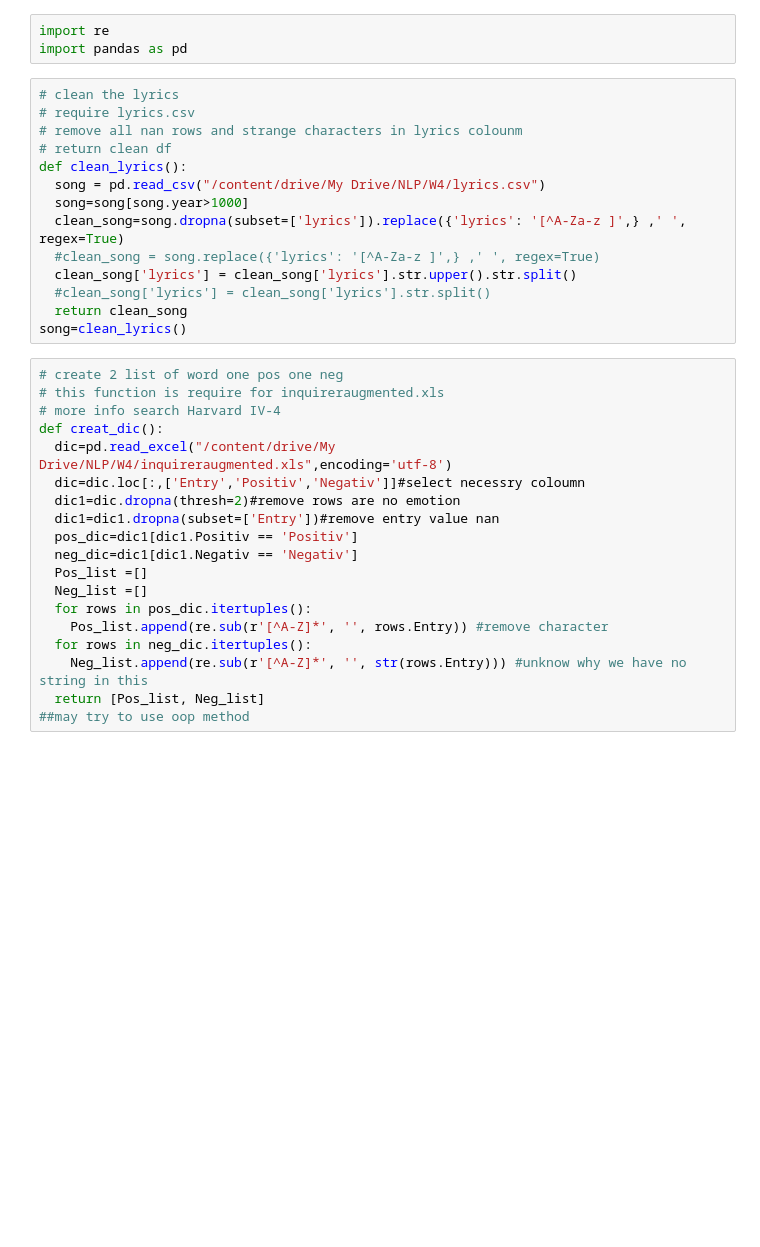
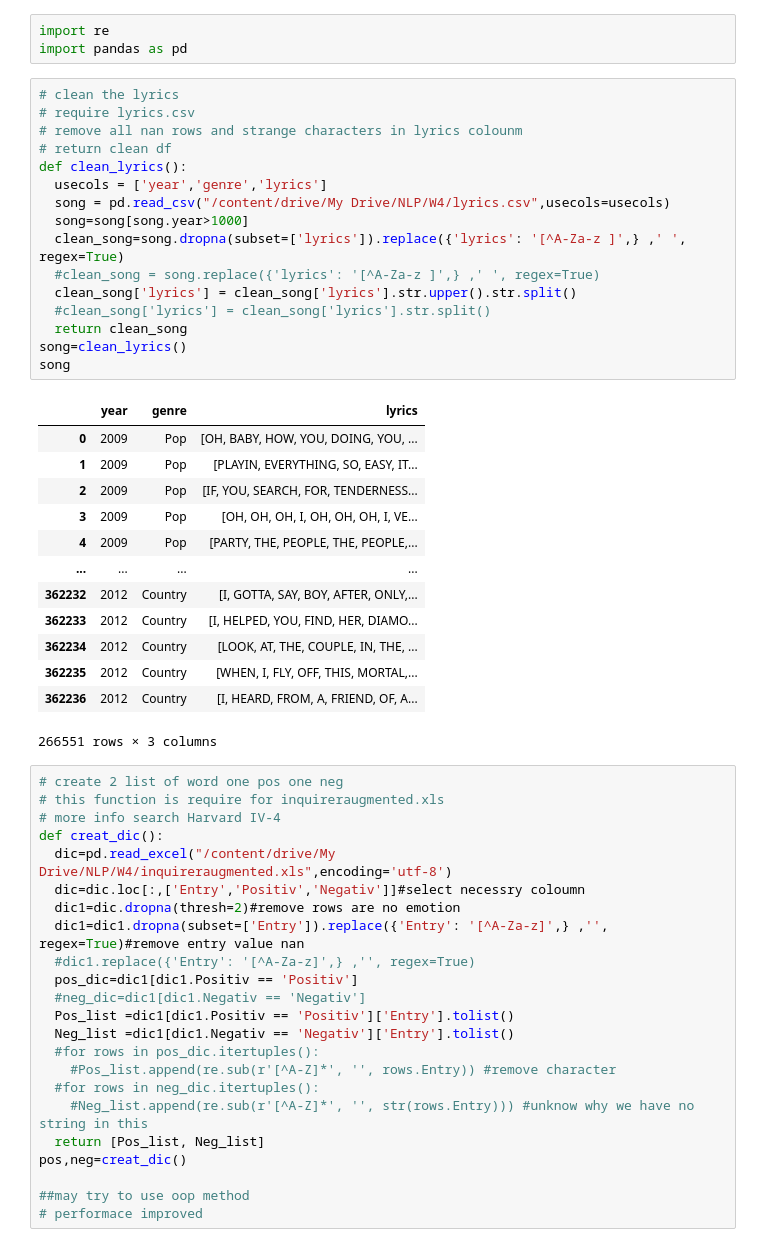
Before and after one commit to Alex-NKG/AU_NLP, a Jupyter notebook: HW4.ipynb, the cells around one changed output. Saved outputs shown, nothing was run; the diff lists cells and outputs as text; blank space fills up the shorter version.

```diff
--- a/HW4.ipynb
+++ b/HW4.ipynb
@@ -4,17 +4,33 @@ import pandas as pd
 # %%
 # clean the lyrics
 # require lyrics.csv
 # remove all nan rows and strange characters in lyrics colounm
 # return clean df
 def clean_lyrics():
-  song = pd.read_csv("/content/drive/My Drive/NLP/W4/lyrics.csv")
+  usecols = ['year','genre','lyrics']
+  song = pd.read_csv("/content/drive/My Drive/NLP/W4/lyrics.csv",usecols=usecols)
   song=song[song.year>1000]
   clean_song=song.dropna(subset=['lyrics']).replace({'lyrics': '[^A-Za-z ]',} ,' ', regex=True)
   #clean_song = song.replace({'lyrics': '[^A-Za-z ]',} ,' ', regex=True)
   clean_song['lyrics'] = clean_song['lyrics'].str.upper().str.split()
   #clean_song['lyrics'] = clean_song['lyrics'].str.split()
   return clean_song
 song=clean_lyrics()
+song
+# %% [output]
+|  | year | genre | lyrics |
+| 0 | 2009 | Pop | [OH, BABY, HOW, YOU, DOING, YOU, ... |
+| 1 | 2009 | Pop | [PLAYIN, EVERYTHING, SO, EASY, IT... |
+| 2 | 2009 | Pop | [IF, YOU, SEARCH, FOR, TENDERNESS... |
+| 3 | 2009 | Pop | [OH, OH, OH, I, OH, OH, OH, I, VE... |
+| 4 | 2009 | Pop | [PARTY, THE, PEOPLE, THE, PEOPLE,... |
+| ... | ... | ... | ... |
+| 362232 | 2012 | Country | [I, GOTTA, SAY, BOY, AFTER, ONLY,... |
+| 362233 | 2012 | Country | [I, HELPED, YOU, FIND, HER, DIAMO... |
+| 362234 | 2012 | Country | [LOOK, AT, THE, COUPLE, IN, THE, ... |
+| 362235 | 2012 | Country | [WHEN, I, FLY, OFF, THIS, MORTAL,... |
+| 362236 | 2012 | Country | [I, HEARD, FROM, A, FRIEND, OF, A... |
+266551 rows × 3 columns
 # %%
 # create 2 list of word one pos one neg
 # this function is require for inquireraugmented.xls
@@ -23,17 +39,21 @@ def creat_dic():
   dic=pd.read_excel("/content/drive/My Drive/NLP/W4/inquireraugmented.xls",encoding='utf-8')
   dic=dic.loc[:,['Entry','Positiv','Negativ']]#select necessry coloumn
   dic1=dic.dropna(thresh=2)#remove rows are no emotion
-  dic1=dic1.dropna(subset=['Entry'])#remove entry value nan
+  dic1=dic1.dropna(subset=['Entry']).replace({'Entry': '[^A-Za-z]',} ,'', regex=True)#remove entry value nan
+  #dic1.replace({'Entry': '[^A-Za-z]',} ,'', regex=True)
   pos_dic=dic1[dic1.Positiv == 'Positiv']
-  neg_dic=dic1[dic1.Negativ == 'Negativ']
-  Pos_list =[]
-  Neg_list =[]
-  for rows in pos_dic.itertuples():
-    Pos_list.append(re.sub(r'[^A-Z]*', '', rows.Entry)) #remove character
-  for rows in neg_dic.itertuples():
-    Neg_list.append(re.sub(r'[^A-Z]*', '', str(rows.Entry))) #unknow why we have no string in this
+  #neg_dic=dic1[dic1.Negativ == 'Negativ']
+  Pos_list =dic1[dic1.Positiv == 'Positiv']['Entry'].tolist()
+  Neg_list =dic1[dic1.Negativ == 'Negativ']['Entry'].tolist()
+  #for rows in pos_dic.itertuples():
+    #Pos_list.append(re.sub(r'[^A-Z]*', '', rows.Entry)) #remove character
+  #for rows in neg_dic.itertuples():
+    #Neg_list.append(re.sub(r'[^A-Z]*', '', str(rows.Entry))) #unknow why we have no string in this
   return [Pos_list, Neg_list]
+pos,neg=creat_dic()
+
 ##may try to use oop method
+# performace improved
 # %%
 #function sentiment_scorer
 #Uses user-supplied list to gauge sentiment on an
```
Also changed, not shown: parts of 6 cells of this notebook.
